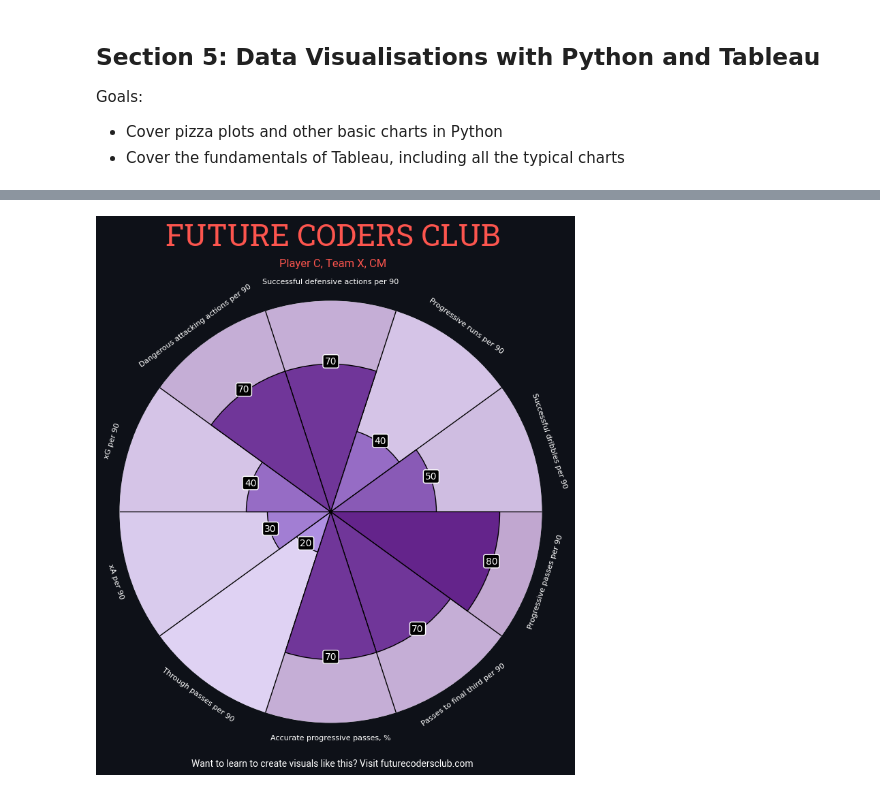
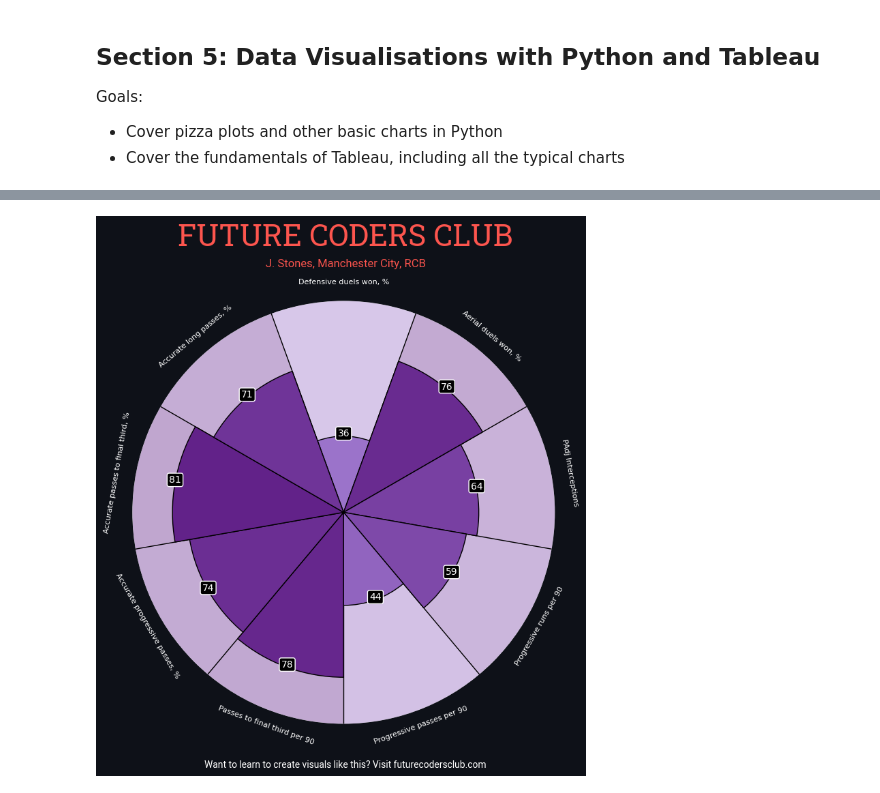
Before and after one commit to Antshel23/Future-Coders-Club, a Jupyter notebook: Notebooks/FAFC S5 - Data Visualisations with Python and Tableau/5.1 lesson.ipynb, the cells around one changed output, grey strips where cells are left out. Drawn from its saved outputs; the diff is of its cells as text; code cells hidden in the pictures.

```diff
--- a/Notebooks/FAFC S5 - Data Visualisations with Python and Tableau/5.1 lesson.ipynb
+++ b/Notebooks/FAFC S5 - Data Visualisations with Python and Tableau/5.1 lesson.ipynb
@@ -41,2 +45,17 @@ data = {
+# %%
+def z_score_manipulation(df):
+    df_zscores = df.copy()
+    df_zscores[df.select_dtypes(include='number').columns] = df.select_dtypes(include='number').apply(zscore)
+    return df_zscores
+
+def sigmoid_manipulation(df):
+    def sigmoid(x):
+        return 100 / (1 + np.exp(-x))
+
+    df_sigmoid = df.copy()
+    df_sigmoid[df.select_dtypes(include='number').columns] = df.select_dtypes(include='number').apply(sigmoid)
+    return df_sigmoid
+# %%
+df = sigmoid_manipulation(z_score_manipulation(df))
 # %%
-df = pd.DataFrame(data)
+print(df)
@@ -88,20 +86,16 @@ def get_purp_shade(value):
     color = min_purp + (max_purp - min_purp) * (value / 100)
     return f"#{int(color[0]):02X}{int(color[1]):02X}{int(color[2]):02X}"
 # %%
-def plot_player(df, player_name, season, position, team):
-    player_data = df[(df['Player'] == player_name) & (df['Season'] == season) & (df['Team within selected timeframe'] == team)]
+def plot_player(df, player_name, position, team):
+    player_data = df[(df['Player'] == player_name) & (df['Team within selected timeframe'] == team)]
 
     if player_data.empty:
         print("N/A: Player or season does not exist.")
         return None
 
-    # Position-specific columns
+    # Position-specific columns - CHANGE THESE TO YOUR STATS!
     position_columns = {
-        'CB': ["Defensive duels won, %", "Aerial duels won, %", "PAdj Interceptions", "Progressive runs per 90", "Successful dribbles per 90", 'Progressive passes per 90', 'Passes to final third per 90', 'Accurate progressive passes, %', 'Accurate passes to final third, %', 'Accurate long passes, %'],
-        'FB': ["Defensive duels won, %", "Aerial duels won, %", "PAdj Interceptions", "Progressive runs per 90", "Successful dribbles per 90", 'Progressive passes per 90', 'Passes to final third per 90', 'Accurate progressive passes, %', 'Accurate passes to final third, %', 'Dangerous attacking actions per 90'],
-        'CM': ["Successful defensive actions per 90", "Progressive runs per 90", "Successful dribbles per 90", 'Progressive passes per 90', 'Passes to final third per 90', 'Accurate progressive passes, %', 'Through passes per 90', 'xA per 90', 'xG per 90', 'Dangerous attacking actions per 90'],
-        'WIDE': ["Successful defensive actions per 90", "Progressive runs per 90", "Successful dribbles per 90", 'Fouls suffered per 90', 'Passes to final third per 90', 'Key passes per 90', 'xA per 90', 'xA/shot assist', 'xG per 90', 'Dangerous attacking actions per 90'],
-        'FW': ['Accurate short / medium passes, %', 'Passes to penalty area per 90', "Successful dribbles per 90", 'Deep completions per 90', 'xA per 90', 'xA/shot assist', 'xG per 90', 'xG/shot', 'xG performance', 'Dangerous attacking actions per 90']
+        'RCB': ["Defensive duels won, %", "Aerial duels won, %", "PAdj Interceptions", "Progressive runs per 90", 'Progressive passes per 90', 'Passes to final third per 90', 'Accurate progressive passes, %', 'Accurate passes to final third, %', 'Accurate long passes, %'],
     }
 
     # Select columns based on position
@@ -166,7 +160,7 @@ def plot_player(df, player_name, season, position, team):
 
     return fig
 # %%
-fig = plot_player(df, player_name='Player C', season='2023/24', position='CM', team='Team X')
+fig = plot_player(df, player_name='J. Stones', position='RCB', team='Manchester City')
 plt.show()
 # %% [output]
-[figure, old version]
+[figure, new version]
```
Also changed, not shown: parts of 6 cells of this notebook, 3 other files.
